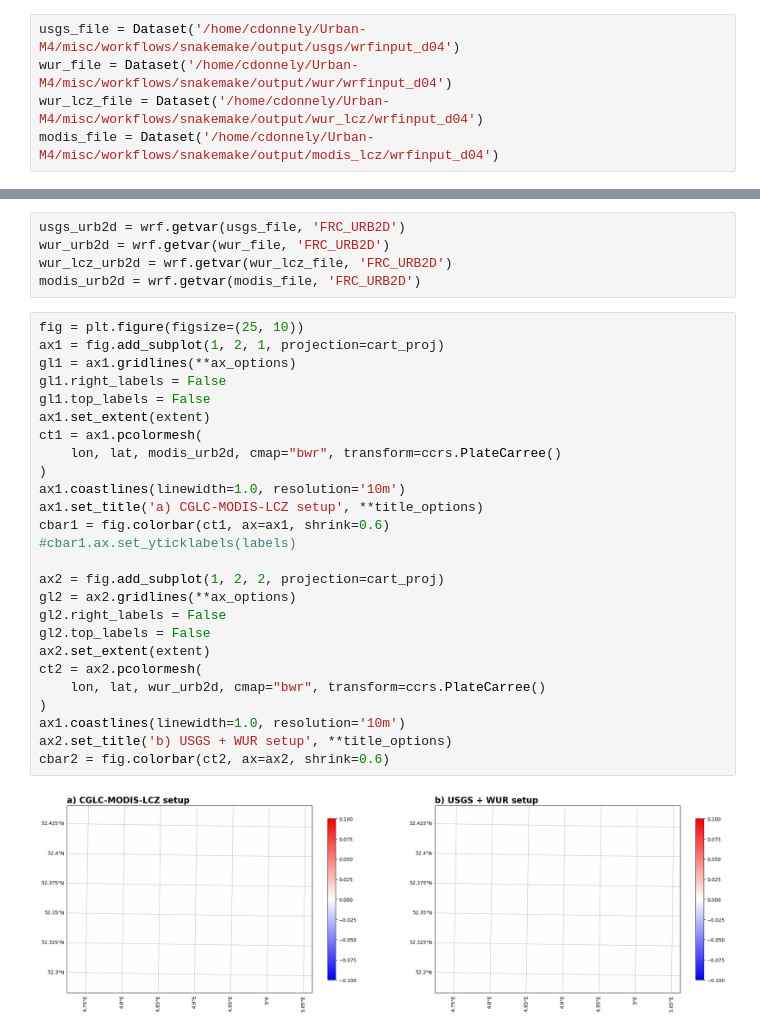
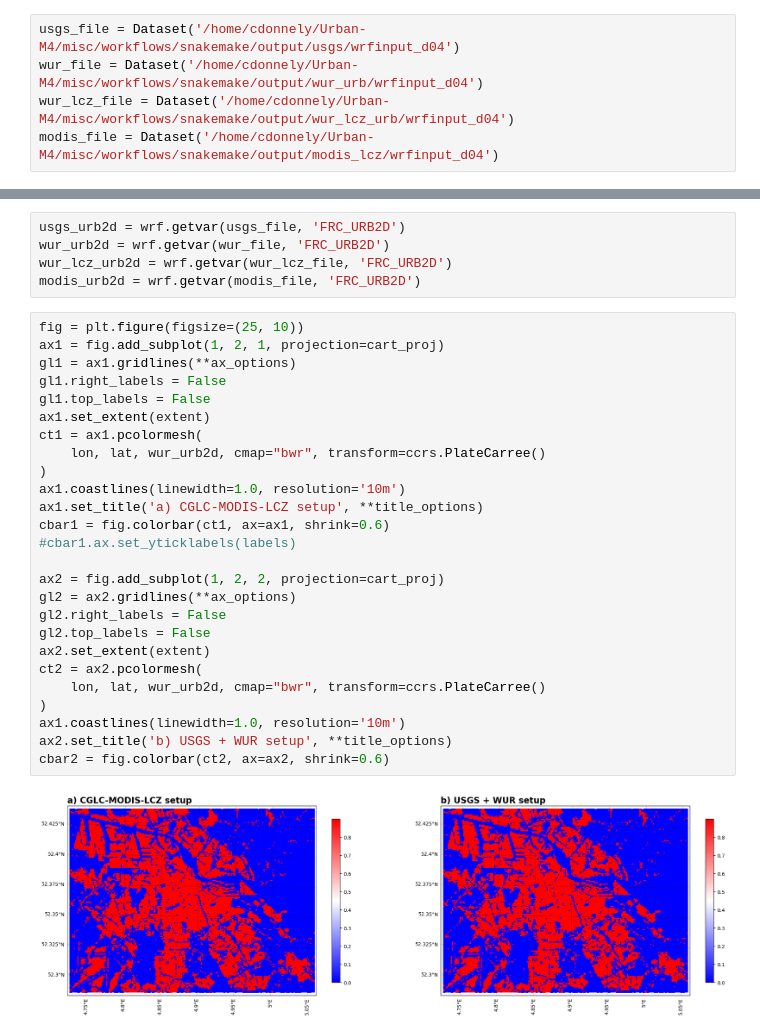
Before and after one commit to Urban-M4/snakemake-wrf, a Jupyter notebook: plot_input_files.ipynb, the cells around one changed output, grey strips where cells are left out. Cells and saved outputs as stored; diff of their text form.

Commit message:
Improve plots and add rural mean

```diff
--- a/plot_input_files.ipynb
+++ b/plot_input_files.ipynb
@@ -11,7 +11,7 @@ from matplotlib.colors import BoundaryNorm
 from matplotlib.colors import LinearSegmentedColormap
 # %%
 usgs_file = Dataset('/home/cdonnely/Urban-M4/misc/workflows/snakemake/output/usgs/wrfinput_d04')
-wur_file = Dataset('/home/cdonnely/Urban-M4/misc/workflows/snakemake/output/wur/wrfinput_d04')
-wur_lcz_file = Dataset('/home/cdonnely/Urban-M4/misc/workflows/snakemake/output/wur_lcz/wrfinput_d04')
+wur_file = Dataset('/home/cdonnely/Urban-M4/misc/workflows/snakemake/output/wur_urb/wrfinput_d04')
+wur_lcz_file = Dataset('/home/cdonnely/Urban-M4/misc/workflows/snakemake/output/wur_lcz_urb/wrfinput_d04')
 modis_file = Dataset('/home/cdonnely/Urban-M4/misc/workflows/snakemake/output/modis_lcz/wrfinput_d04')
 # %%
@@ -213,28 +213,28 @@ modis_urb2d = wrf.getvar(modis_file, 'FRC_URB2D')
 # %%
 fig = plt.figure(figsize=(25, 10))
 ax1 = fig.add_subplot(1, 2, 1, projection=cart_proj)
 gl1 = ax1.gridlines(**ax_options)
 gl1.right_labels = False
 gl1.top_labels = False
 ax1.set_extent(extent)
 ct1 = ax1.pcolormesh(
-    lon, lat, modis_urb2d, cmap="bwr", transform=ccrs.PlateCarree()
+    lon, lat, wur_urb2d, cmap="bwr", transform=ccrs.PlateCarree()
 )
 ax1.coastlines(linewidth=1.0, resolution='10m')
 ax1.set_title('a) CGLC-MODIS-LCZ setup', **title_options)
 cbar1 = fig.colorbar(ct1, ax=ax1, shrink=0.6)
 #cbar1.ax.set_yticklabels(labels)
 
 ax2 = fig.add_subplot(1, 2, 2, projection=cart_proj)
 gl2 = ax2.gridlines(**ax_options)
 gl2.right_labels = False
 gl2.top_labels = False
 ax2.set_extent(extent)
 ct2 = ax2.pcolormesh(
     lon, lat, wur_urb2d, cmap="bwr", transform=ccrs.PlateCarree()
 )
 ax1.coastlines(linewidth=1.0, resolution='10m')
 ax2.set_title('b) USGS + WUR setup', **title_options)
 cbar2 = fig.colorbar(ct2, ax=ax2, shrink=0.6)
 # %% [output]
-[figure, old version]
+[figure, new version]
```
Also changed, not shown: parts of 2 cells of this notebook, 1 other file.
